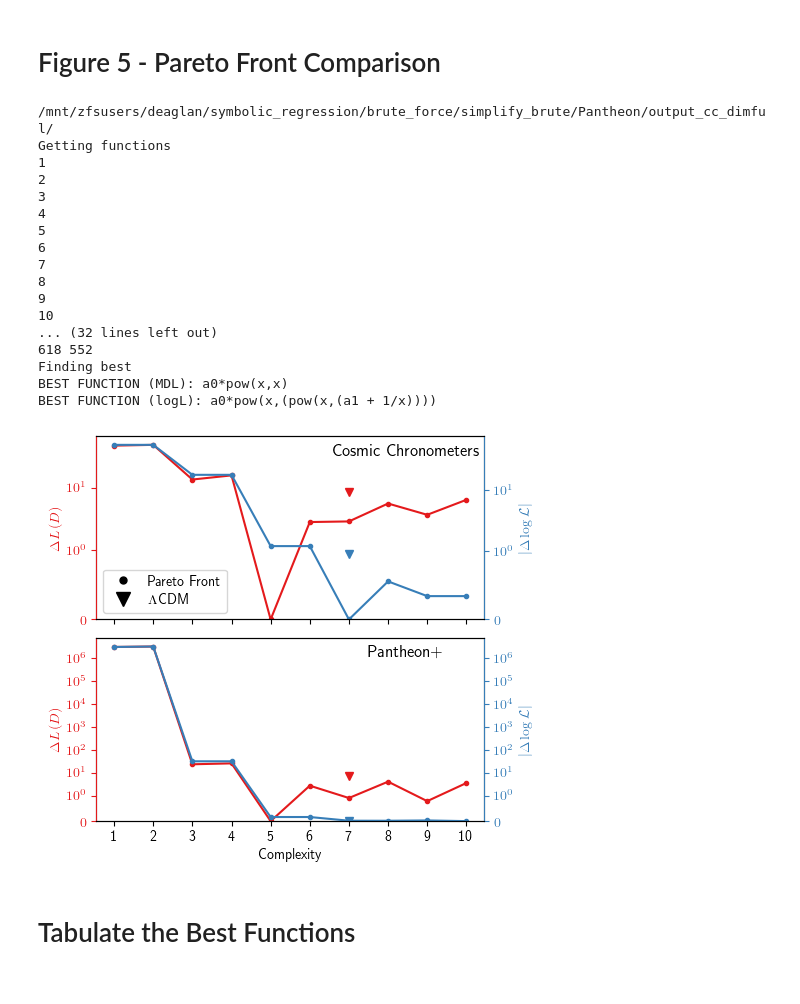
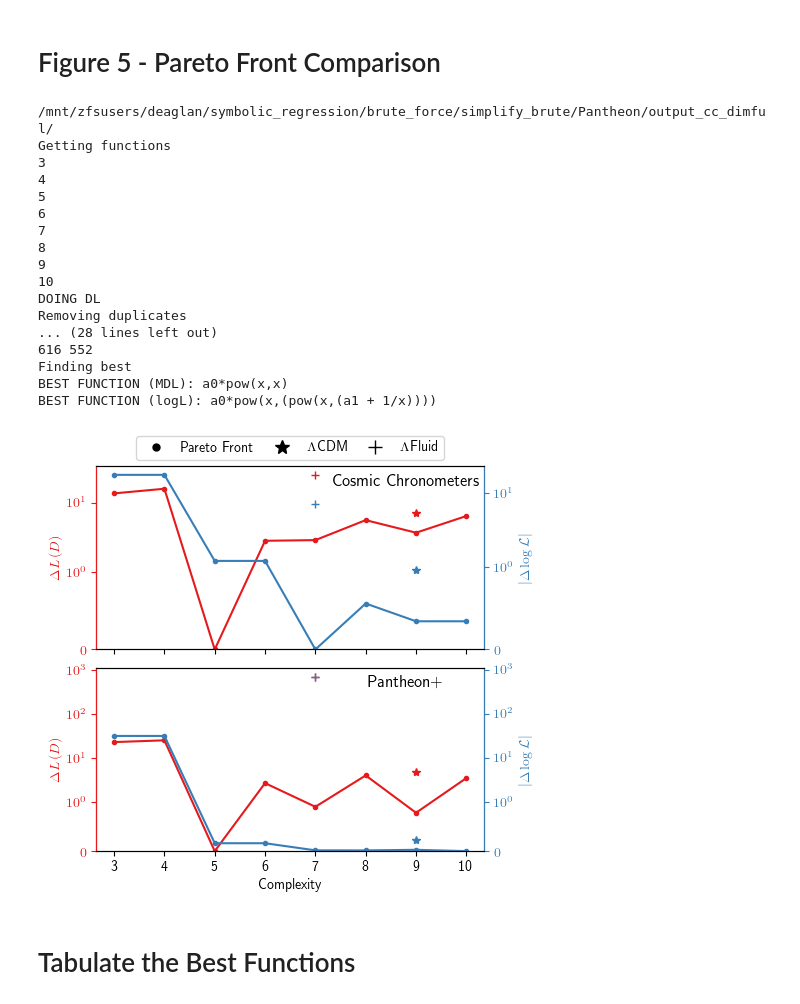
Before and after one commit to DeaglanBartlett/ESR, a Jupyter notebook: Paper1_Plots.ipynb, the cells around one changed output. Cells and saved outputs as stored; diff of their text form; code cells hidden in the pictures.

```diff
--- a/Paper1_Plots.ipynb
+++ b/Paper1_Plots.ipynb
@@ -501,9 +501,10 @@ root_dirname = '/mnt/zfsusers/deaglan/symbolic_regression/brute_force/simplify_b
 
 all_dirname = ['output_cc_dimful/', 'output_panth_dimful/']
 line_labels = [r"Cosmic Chronometers", r'Pantheon+']
-all_lcdm_eq = ['a0 + a1*pow(x,a2)', 'a0 + a1*pow(x,a2)']
+all_twocomp_eq = ['a0 + a1*pow(x,a2)', 'a0 + a1*pow(x,a2)']
+all_lcdm_eq = ['a0 + a1*x**3', 'a0 + a1*x**3']
 
-all_compl = np.arange(1, 11)
+all_compl = np.arange(3, 11)
 
 fig, axs1 = plt.subplots(2, 1, figsize=(5,5), sharex=True)
 axs2 = [ax.twinx() for ax in axs1]
@@ -542,6 +543,10 @@ for k in range(len(all_dirname)):
     lcdm_DL = all_DL[lcdm_idx]
     lcdm_LL = all_LL[lcdm_idx]
     lcdm_compl = all_comp[lcdm_idx]
+    twocomp_idx = all_fun.index(all_twocomp_eq[k])
+    twocomp_DL = all_DL[twocomp_idx]
+    twocomp_LL = all_LL[twocomp_idx]
+    twocomp_compl = all_comp[twocomp_idx]
 
     final_DL = np.empty(len(all_compl))
     final_DL_fun = [None] * len(all_compl)
@@ -628,9 +633,11 @@ for k in range(len(all_dirname)):
     lcdm_LL -= MLL
 
     axs1[k].plot(all_compl, final_DL, marker='.', color=cm(0))
-    axs1[k].plot(lcdm_compl, lcdm_DL, marker='v', color=cm(0))
+    axs1[k].plot(lcdm_compl, lcdm_DL, marker='*', color=cm(0))
+    axs1[k].plot(twocomp_compl, twocomp_DL, marker='+', color=cm(0))
     axs2[k].plot(all_compl, final_LL, marker='.', color=cm(1))
-    axs2[k].plot(lcdm_compl, lcdm_LL, marker='v', color=cm(1))
+    axs2[k].plot(lcdm_compl, lcdm_LL, marker='*', color=cm(1))
+    axs2[k].plot(twocomp_compl, twocomp_LL, marker='+', color=cm(1))
 
 
 for k in range(len(axs1)):
@@ -649,40 +656,47 @@ for k in range(len(axs1)):
     axs2[k].set_yscale('symlog', linthresh=1)
     axs2[k].set_ylim(0, None)
 
     axs1[k].set_title(line_labels[k], x=0.80, y=0.85)
 
 legend_elements = [Line2D([0], [0], marker='.', color='k', label=r'Pareto Front',
                       markerfacecolor='k', markersize=10, lw=0),
-               Line2D([0], [0], marker='v', color='k', label=r'$\Lambda$CDM',
+               Line2D([0], [0], marker='*', color='k', label=r'$\Lambda$CDM',
+                      markerfacecolor='k', markersize=10, lw=0),
+              Line2D([0], [0], marker='+', color='k', label=r'$\Lambda$Fluid',
                       markerfacecolor='k', markersize=10, lw=0)]
-axs1[0].legend(handles=legend_elements, loc='lower left')
+# axs1[0].legend(handles=legend_elements, loc='center right')
+axs1[0].legend(handles=legend_elements,
+               loc='upper center',
+               bbox_to_anchor=(0.5, 1.2),
+               ncol=len(legend_elements),
+               columnspacing=1)
 
 axs1[0].set_xticks(all_compl)
 axs1[0].set_xticklabels(all_compl)
 
 axs1[-1].set_xlabel(r'Complexity')
 
 fig.subplots_adjust(hspace=0.1)
 fig.savefig('figs/pareto_front.pdf', bbox_inches='tight', transparent=True)
 # %% [output]
 /mnt/zfsusers/deaglan/symbolic_regression/brute_force/simplify_brute/Pantheon/output_cc_dimful/
 Getting functions
-1
-2
 3
 4
 5
 6
 7
 8
 9
 10
-... (32 lines left out)
-618 552
+DOING DL
+Removing duplicates
+... (28 lines left out)
+616 552
 Finding best
 BEST FUNCTION (MDL): a0*pow(x,x)
 BEST FUNCTION (logL): a0*pow(x,(pow(x,(a1 + 1/x))))
-[figure, old version]
+[figure, new version]
 # %% [markdown]
 # Tabulate the Best Functions
 # %%
```
Also changed, not shown: parts of 4 cells of this notebook.
